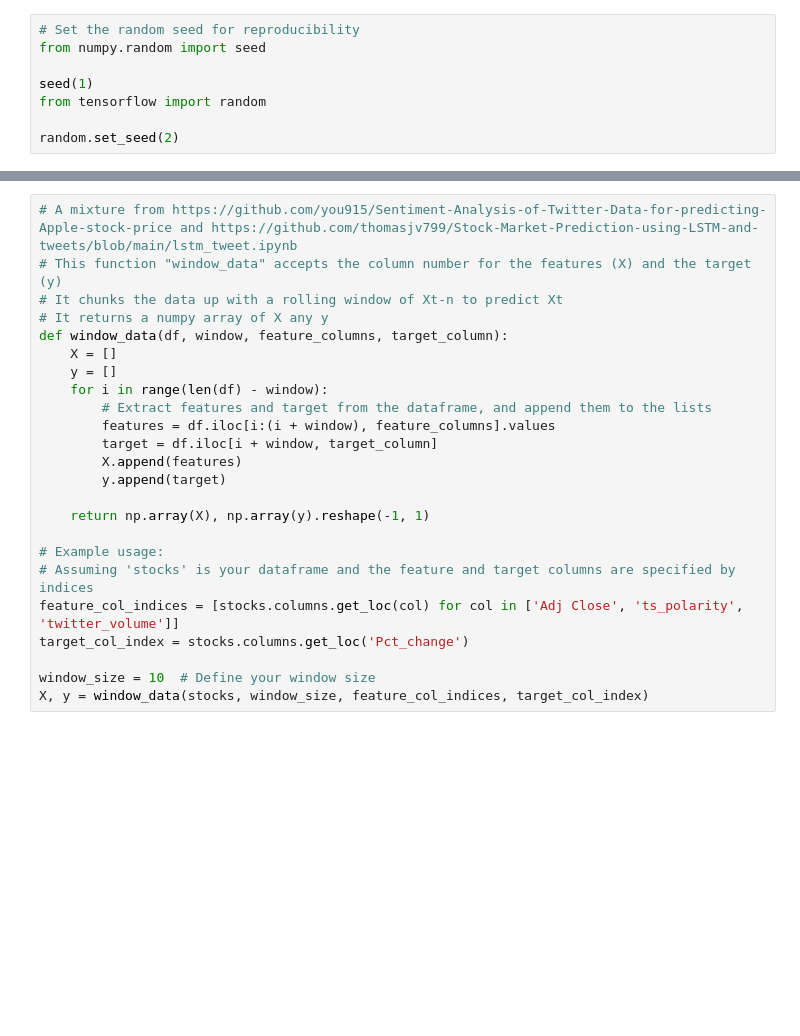
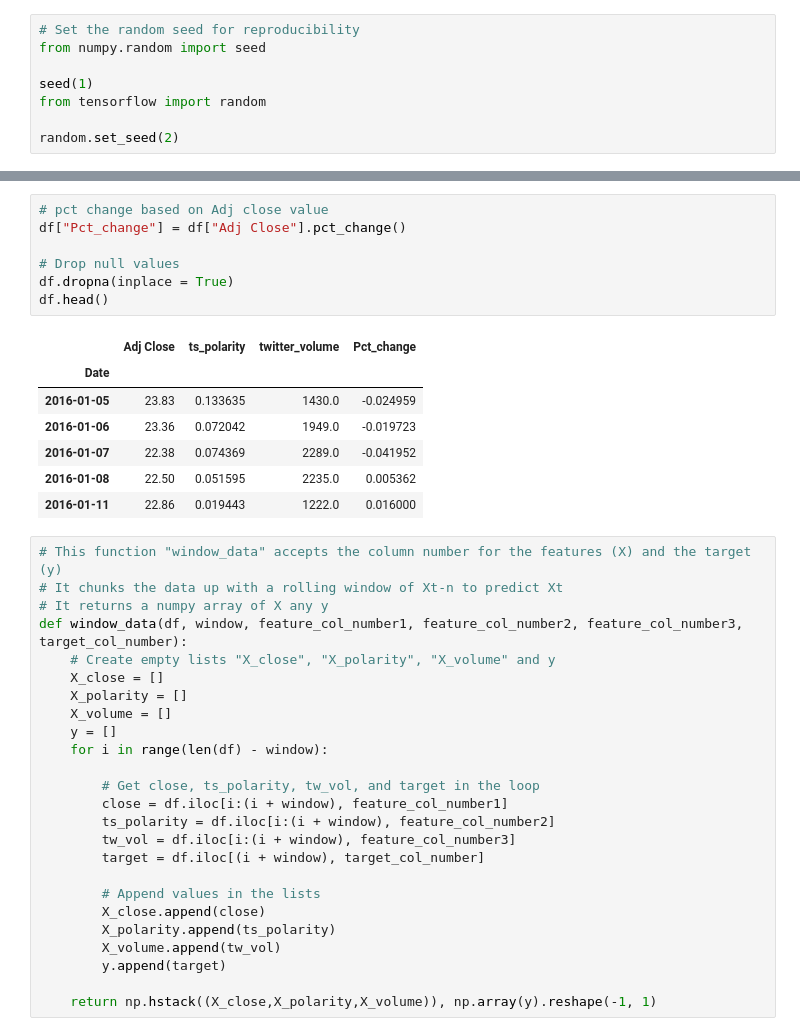
Before and after one commit to TeoMastro/stock-prediction-tweeter, a Jupyter notebook: lstm_v2.ipynb, the cells around one changed output, grey strips where cells are left out. Cells and saved outputs as stored; diff of their text form; blank space fills up the shorter version.

Commit message:
updates on lstm_v2

```diff
--- a/lstm_v2.ipynb
+++ b/lstm_v2.ipynb
@@ -44,24 +48,40 @@ target_scaled = scaler.fit_transform(target.values.reshape(-1, 1))
+# %%
+# pct change based on Adj close value
+df["Pct_change"] = df["Adj Close"].pct_change()
+
+# Drop null values
+df.dropna(inplace = True)
+df.head()
+# %% [output]
+|  | Adj Close | ts_polarity | twitter_volume | Pct_change |
+| Date |  |  |  |  |
+| 2016-01-05 | 23.83 | 0.133635 | 1430.0 | -0.024959 |
+| 2016-01-06 | 23.36 | 0.072042 | 1949.0 | -0.019723 |
+| 2016-01-07 | 22.38 | 0.074369 | 2289.0 | -0.041952 |
+| 2016-01-08 | 22.50 | 0.051595 | 2235.0 | 0.005362 |
+| 2016-01-11 | 22.86 | 0.019443 | 1222.0 | 0.016000 |
 # %%
-# A mixture from https://github.com/you915/Sentiment-Analysis-of-Twitter-Data-for-predicting-Apple-stock-price and https://github.com/thomasjv799/Stock-Market-Prediction-using-LSTM-and-tweets/blob/main/lstm_tweet.ipynb
 # This function "window_data" accepts the column number for the features (X) and the target (y)
 # It chunks the data up with a rolling window of Xt-n to predict Xt
 # It returns a numpy array of X any y
-def window_data(df, window, feature_columns, target_column):
-    X = []
+def window_data(df, window, feature_col_number1, feature_col_number2, feature_col_number3, target_col_number):
+    # Create empty lists "X_close", "X_polarity", "X_volume" and y
+    X_close = []
+    X_polarity = []
+    X_volume = []
     y = []
     for i in range(len(df) - window):
-        # Extract features and target from the dataframe, and append them to the lists
-        features = df.iloc[i:(i + window), feature_columns].values
-        target = df.iloc[i + window, target_column]
-        X.append(features)
+
+        # Get close, ts_polarity, tw_vol, and target in the loop
+        close = df.iloc[i:(i + window), feature_col_number1]
+        ts_polarity = df.iloc[i:(i + window), feature_col_number2]
+        tw_vol = df.iloc[i:(i + window), feature_col_number3]
+        target = df.iloc[(i + window), target_col_number]
+
+        # Append values in the lists
+        X_close.append(close)
+        X_polarity.append(ts_polarity)
+        X_volume.append(tw_vol)
         y.append(target)
 
-    return np.array(X), np.array(y).reshape(-1, 1)
-
-# Example usage:
-# Assuming 'stocks' is your dataframe and the feature and target columns are specified by indices
-feature_col_indices = [stocks.columns.get_loc(col) for col in ['Adj Close', 'ts_polarity', 'twitter_volume']]
-target_col_index = stocks.columns.get_loc('Pct_change')
-
-window_size = 10  # Define your window size
-X, y = window_data(stocks, window_size, feature_col_indices, target_col_index)
+    return np.hstack((X_close,X_polarity,X_volume)), np.array(y).reshape(-1, 1)
```
Also changed, not shown: parts of 18 cells of this notebook.
